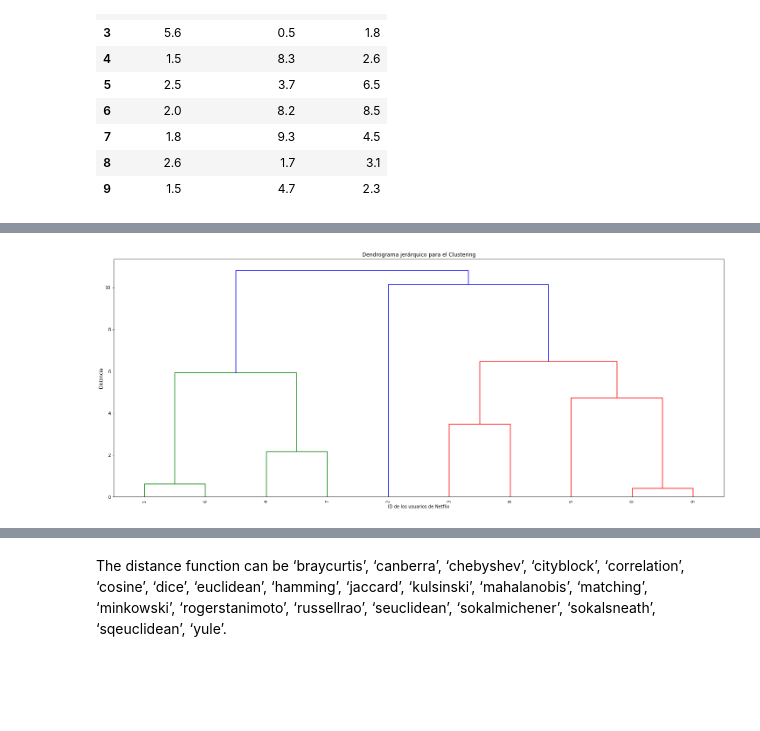
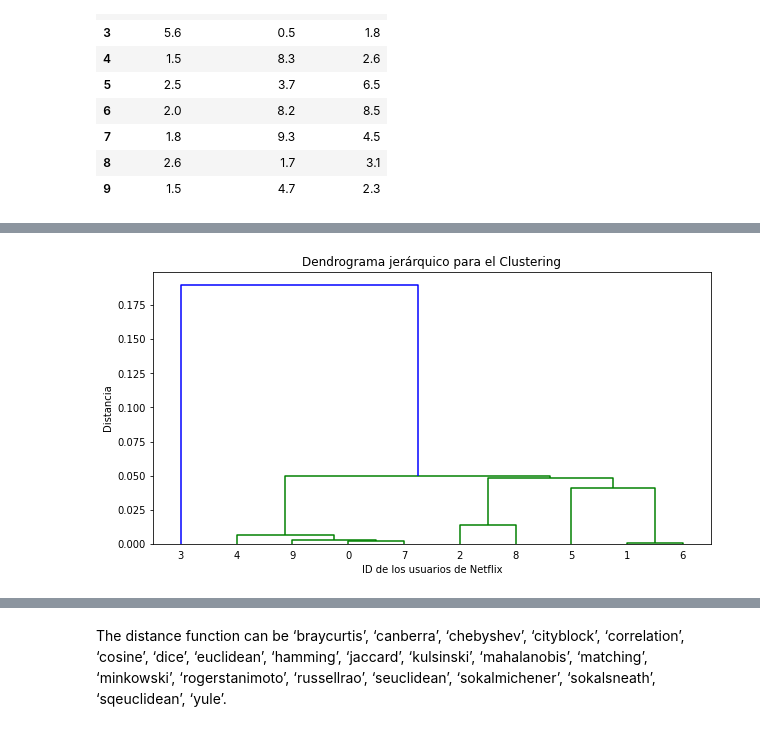
Before and after one commit to EduHdzVillasana/UdemyDS, a Jupyter notebook: Seccion 9/Distancias.ipynb, the cells around one changed output, grey strips where cells are left out. Cells and saved outputs as stored; diff of their text form; code cells hidden in the pictures; blank space fills up the shorter version.

```diff
--- a/Seccion 9/Distancias.ipynb
+++ b/Seccion 9/Distancias.ipynb
@@ -9,7 +9,7 @@ from scipy.spatial import distance_matrix
 import pandas as pd
 import os
 # %%
-mainpath = "E:/Curso de Python/Repositorio/python-ml-course/datasets/"
+mainpath = "https://raw.githubusercontent.com/joanby/python-ml-course/master/datasets"
 filepath = "movies/movies.csv"
 data = pd.read_csv(os.path.join(mainpath,filepath), sep=";")
 data
@@ -391,11 +435,11 @@ data[movies]
 # %%
-Z = linkage(data[movies], "complete")
+Z = linkage(data[movies], method="single", metric="cosine")
 Z
-plt.figure(figsize=(25,10))
+plt.figure(figsize=(10,5))
 plt.title("Dendrograma jerárquico para el Clustering")
 plt.xlabel("ID de los usuarios de Netflix")
 plt.ylabel("Distancia")
-dendrogram(Z, leaf_rotation=90., leaf_font_size=10.0)
+dendrogram(Z, leaf_font_size=10.0)
 plt.show()
 # %% [output]
-[figure, old version]
+[figure, new version]
```
Also changed, not shown: parts of 10 cells of this notebook.
